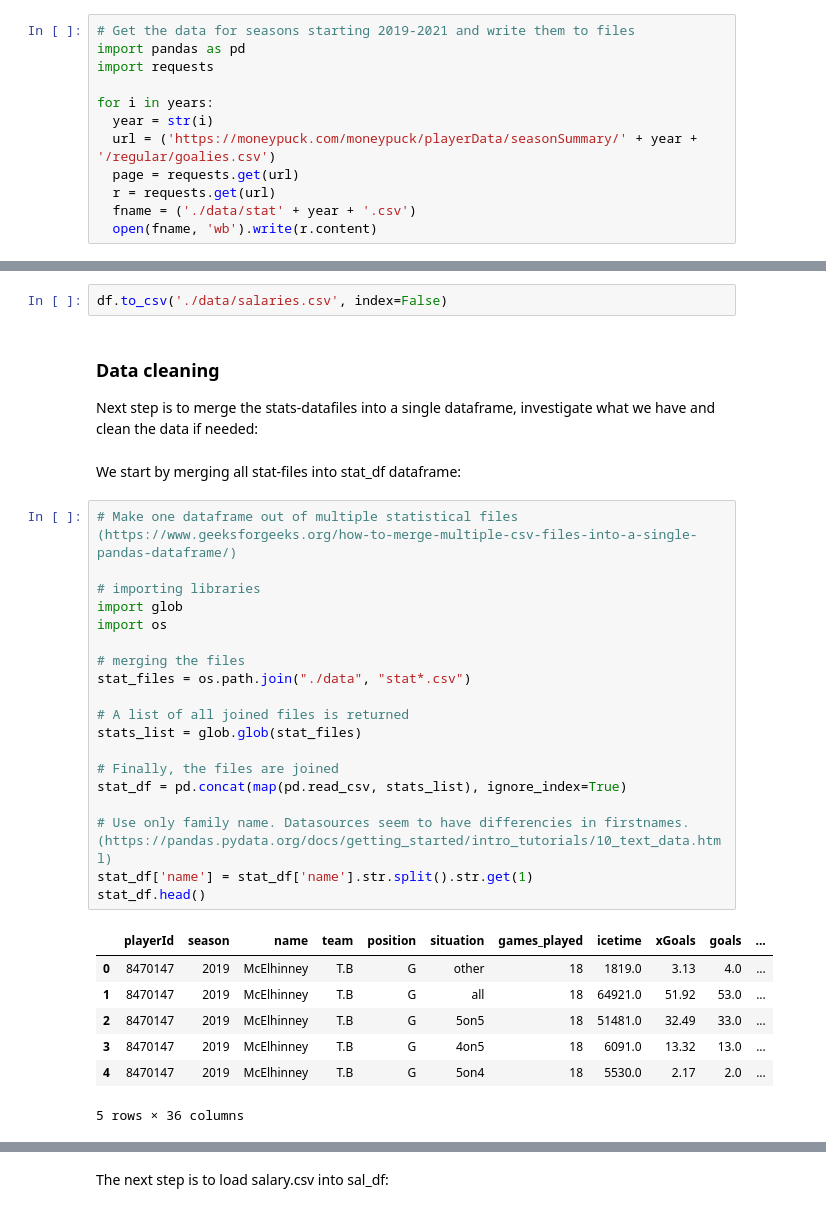
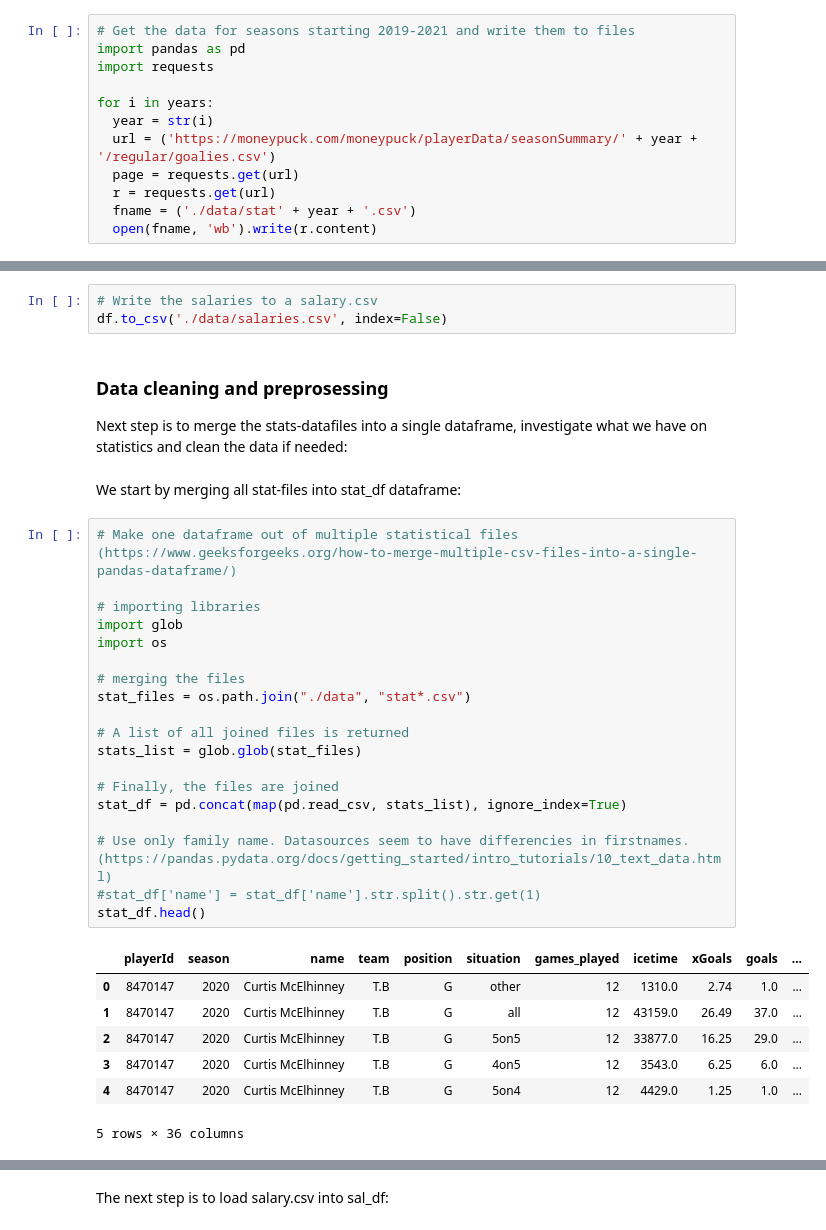
Before and after one commit to holezekki99/JODA2022, a Jupyter notebook: Goalie_salary_prediction.ipynb, the cells around one changed output, grey strips where cells are left out. Saved outputs shown, nothing was run; the diff lists cells and outputs as text.

```diff
--- a/Goalie_salary_prediction.ipynb
+++ b/Goalie_salary_prediction.ipynb
@@ -62,36 +94,37 @@ for i in years:
 # %%
+# Write the salaries to a salary.csv
 df.to_csv('./data/salaries.csv', index=False)
 # %% [markdown]
-### Data cleaning
-Next step is to merge the stats-datafiles into a single dataframe, investigate what we have and clean the data if needed:
+### Data cleaning and preprosessing
+Next step is to merge the stats-datafiles into a single dataframe, investigate what we have on statistics and clean the data if needed:
 # %% [markdown]
 We start by merging all stat-files into stat_df dataframe:
 # %%
 # Make one dataframe out of multiple statistical files (https://www.geeksforgeeks.org/how-to-merge-multiple-csv-files-into-a-single-pandas-dataframe/)
 
 # importing libraries
 import glob
 import os
 
 # merging the files
 stat_files = os.path.join("./data", "stat*.csv")
 
 # A list of all joined files is returned
 stats_list = glob.glob(stat_files)
 
 # Finally, the files are joined
 stat_df = pd.concat(map(pd.read_csv, stats_list), ignore_index=True)
 
 # Use only family name. Datasources seem to have differencies in firstnames. (https://pandas.pydata.org/docs/getting_started/intro_tutorials/10_text_data.html)
-stat_df['name'] = stat_df['name'].str.split().str.get(1)
+#stat_df['name'] = stat_df['name'].str.split().str.get(1)
 stat_df.head()
 # %% [output]
 |  | playerId | season | name | team | position | situation | games_played | icetime | xGoals | goals | ... |
-| 0 | 8470147 | 2019 | McElhinney | T.B | G | other | 18 | 1819.0 | 3.13 | 4.0 | ... |
-| 1 | 8470147 | 2019 | McElhinney | T.B | G | all | 18 | 64921.0 | 51.92 | 53.0 | ... |
-| 2 | 8470147 | 2019 | McElhinney | T.B | G | 5on5 | 18 | 51481.0 | 32.49 | 33.0 | ... |
-| 3 | 8470147 | 2019 | McElhinney | T.B | G | 4on5 | 18 | 6091.0 | 13.32 | 13.0 | ... |
-| 4 | 8470147 | 2019 | McElhinney | T.B | G | 5on4 | 18 | 5530.0 | 2.17 | 2.0 | ... |
+| 0 | 8470147 | 2020 | Curtis McElhinney | T.B | G | other | 12 | 1310.0 | 2.74 | 1.0 | ... |
+| 1 | 8470147 | 2020 | Curtis McElhinney | T.B | G | all | 12 | 43159.0 | 26.49 | 37.0 | ... |
+| 2 | 8470147 | 2020 | Curtis McElhinney | T.B | G | 5on5 | 12 | 33877.0 | 16.25 | 29.0 | ... |
+| 3 | 8470147 | 2020 | Curtis McElhinney | T.B | G | 4on5 | 12 | 3543.0 | 6.25 | 6.0 | ... |
+| 4 | 8470147 | 2020 | Curtis McElhinney | T.B | G | 5on4 | 12 | 4429.0 | 1.25 | 1.0 | ... |
 5 rows × 36 columns
 # %%
 stat_df.info()
```
Also changed, not shown: parts of 82 cells of this notebook.
